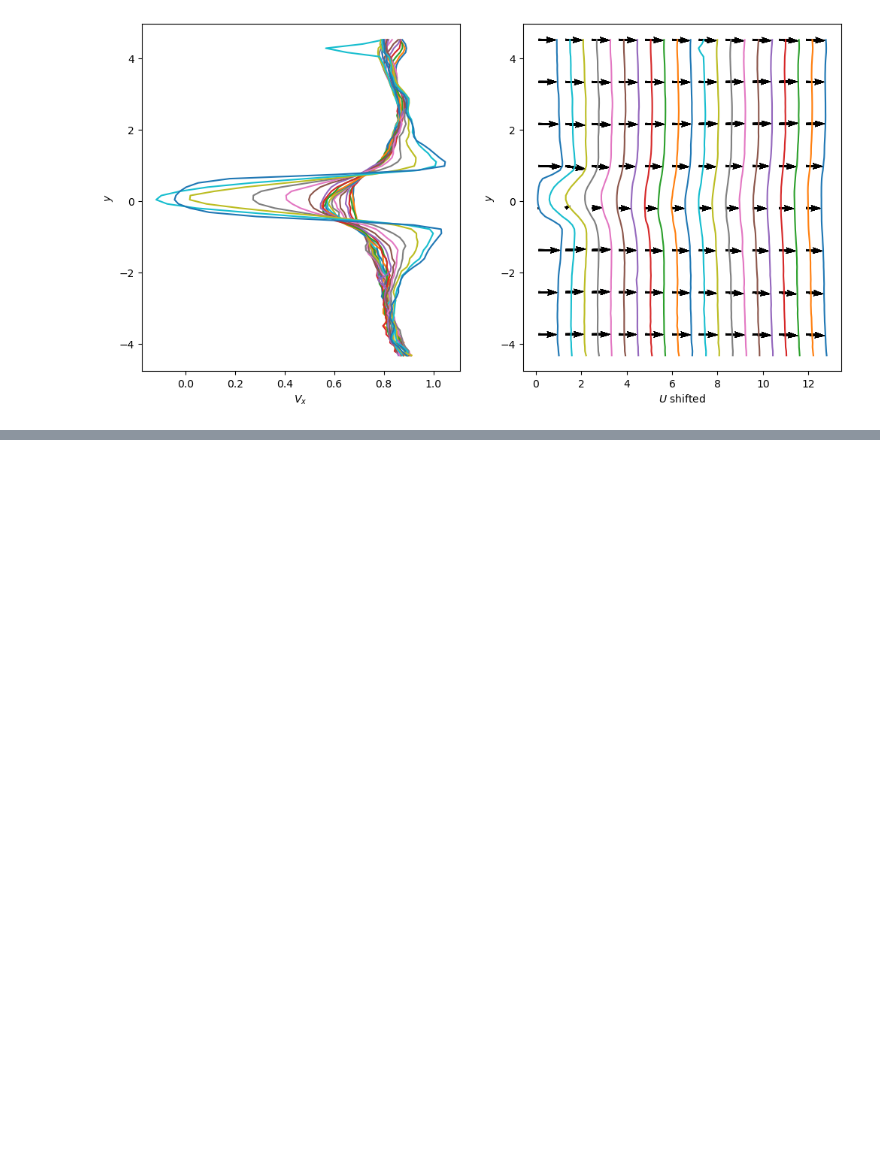
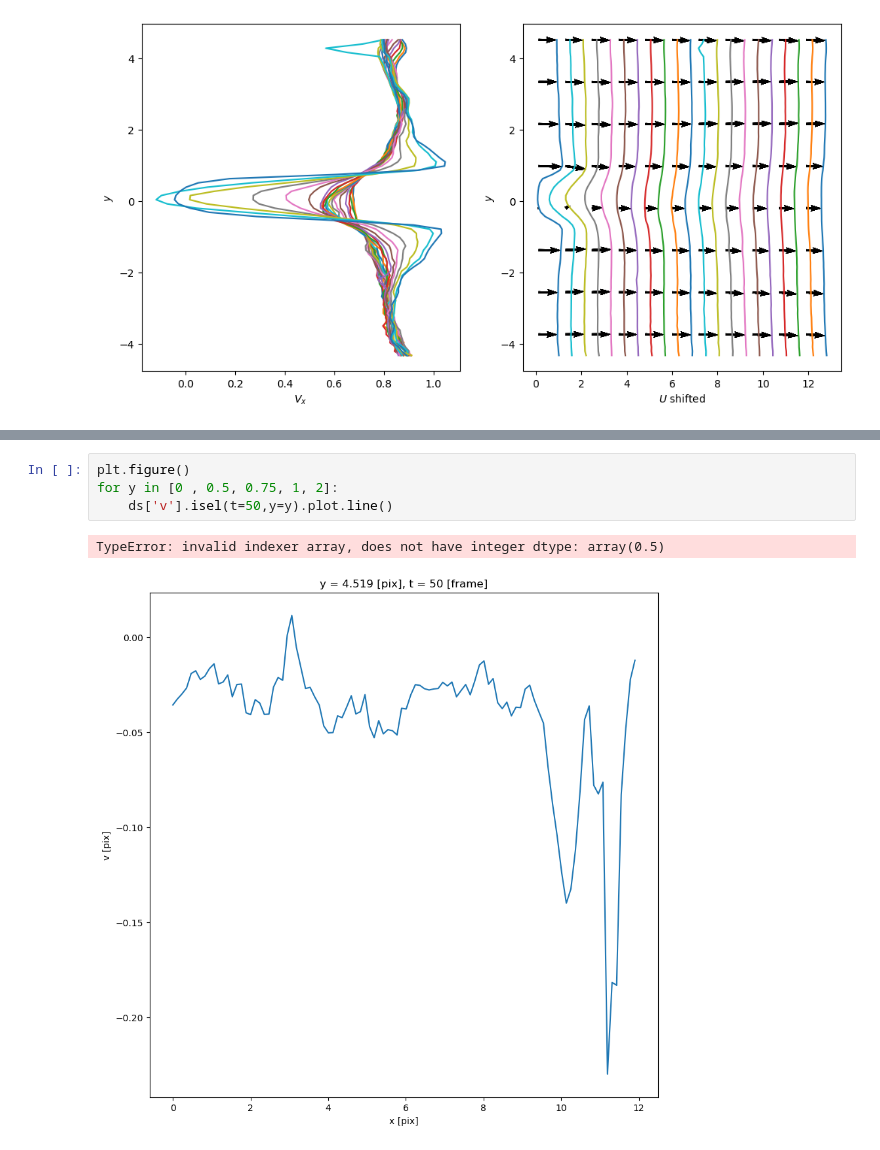
Before and after one commit to alexlib/almog_piv, a Jupyter notebook: notebooks/post_analysis_Feb-15_run1.ipynb, the cells around one changed output, grey strips where cells are left out. Saved outputs shown, nothing was run; the diff lists cells and outputs as text; blank space fills up the shorter version.

```diff
--- a/notebooks/post_analysis_Feb-15_run1.ipynb
+++ b/notebooks/post_analysis_Feb-15_run1.ipynb
@@ -93,0 +89,7 @@ Created in <span style='font-weight:600;margin-left:4px;'>Deepnote</span></a>
+# %%
+plt.figure()
+for y in [0 , 0.5, 0.75, 1, 2]:
+    ds['v'].isel(t=50,y=y).plot.line()
+# %% [output]
+TypeError: invalid indexer array, does not have integer dtype: array(0.5)
+[figure, added]
```
Also changed, not shown: parts of 12 cells of this notebook, 3 other files.
